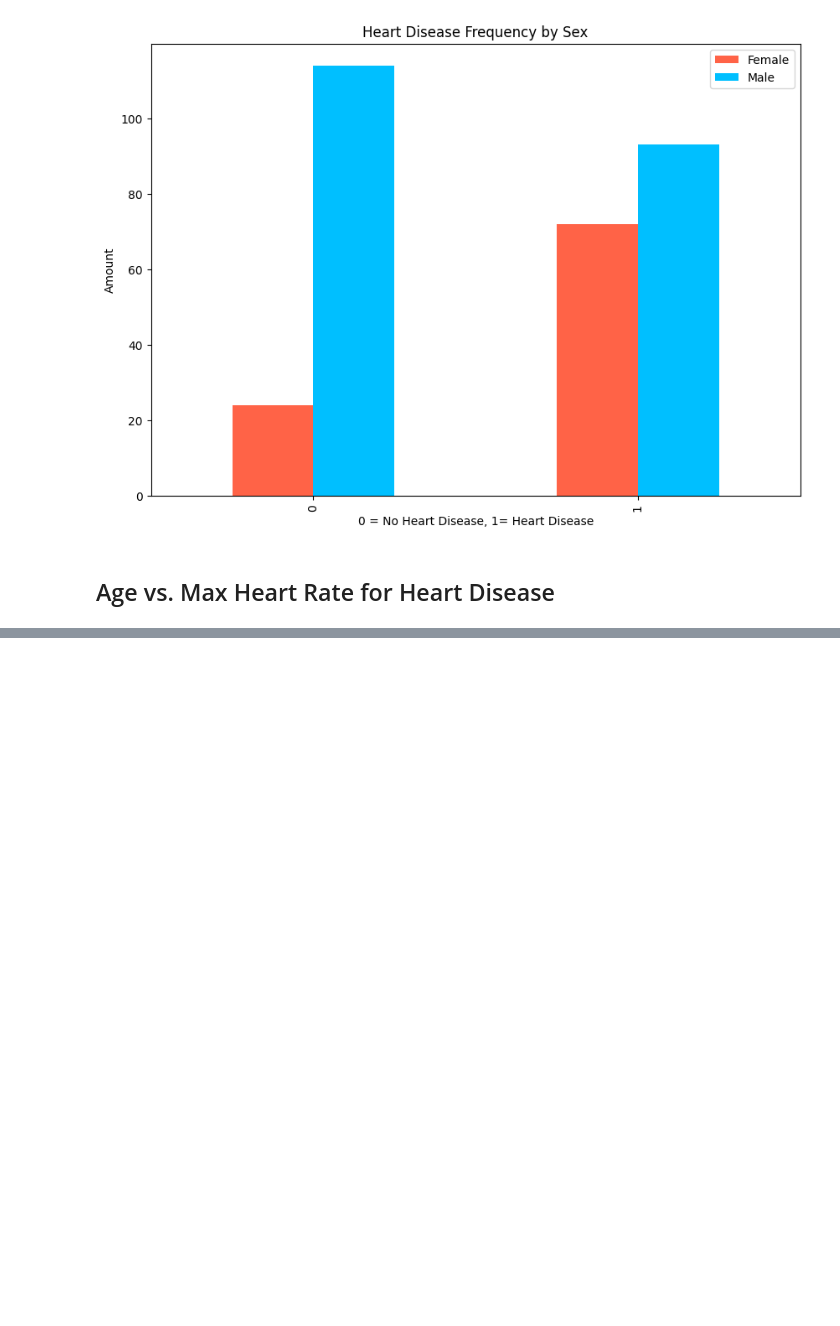
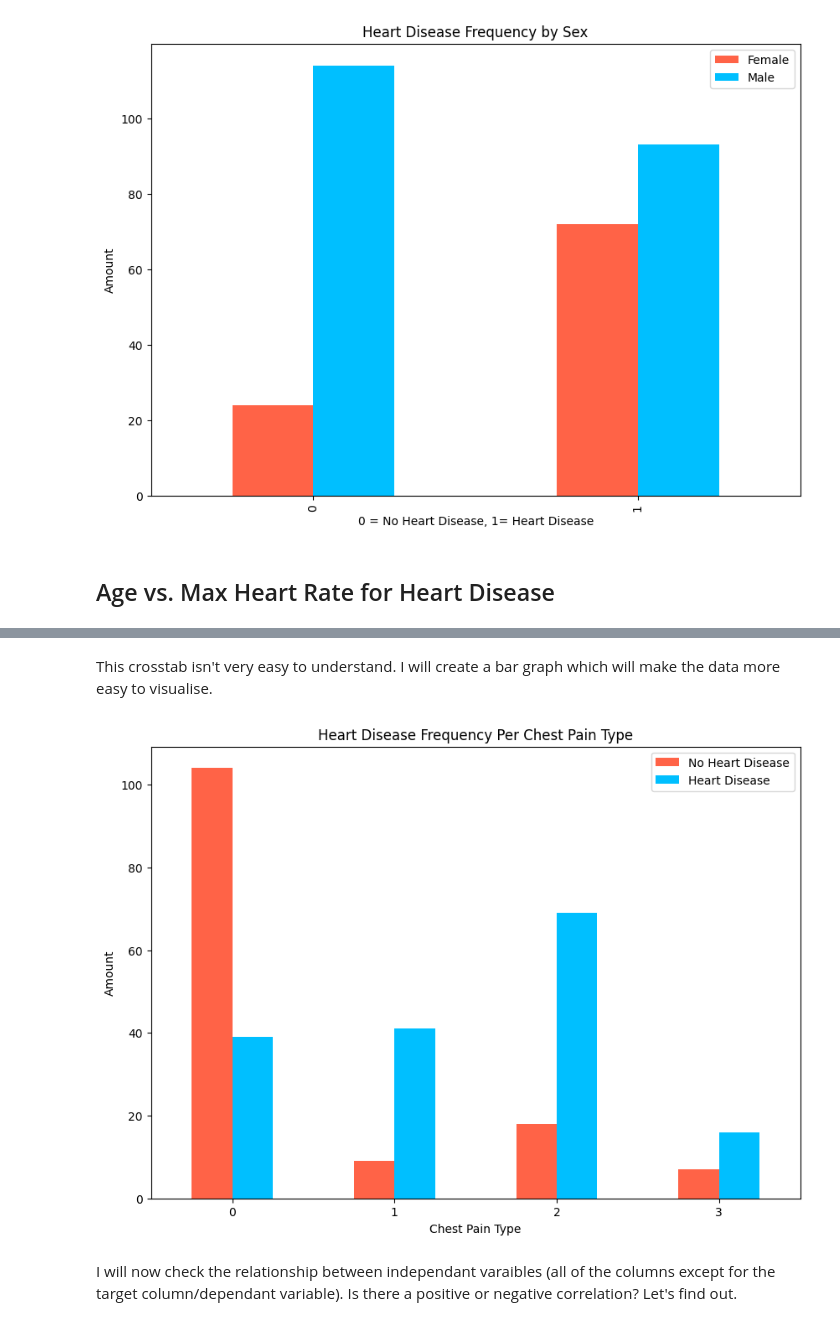
Before and after one commit to hmblackwood/Heart_Disease_Project, a Jupyter notebook: Heart_Disease_Project.ipynb, the cells around one changed output, grey strips where cells are left out. Saved outputs shown, nothing was run; the diff lists cells and outputs as text; code cells hidden in the pictures; blank space fills up the shorter version.

```diff
--- a/Heart_Disease_Project.ipynb
+++ b/Heart_Disease_Project.ipynb
@@ -250,0 +291,17 @@ plt.scatter(df.age[df.target==1],
+# %% [markdown]
+This crosstab isn't very easy to understand. I will create a bar graph which will make the data more easy to visualise.
+# %%
+# Make crosstab ore easy to visualize
+pd.crosstab(df.cp, df.target).plot(kind="bar",
+                                   figsize=(10, 7),
+                                   color=["tomato", "deepskyblue"])
+
+plt.title("Heart Disease Frequency Per Chest Pain Type")
+plt.xlabel("Chest Pain Type")
+plt.ylabel("Amount")
+plt.legend(["No Heart Disease", "Heart Disease"]);
+plt.xticks(rotation=0);
+# %% [output]
+[figure, added]
+# %% [markdown]
+I will now check the relationship between independant varaibles (all of the columns except for the target column/dependant variable). Is there a positive or negative correlation? Let's find out.
```
Also changed, not shown: parts of 20 cells of this notebook.
